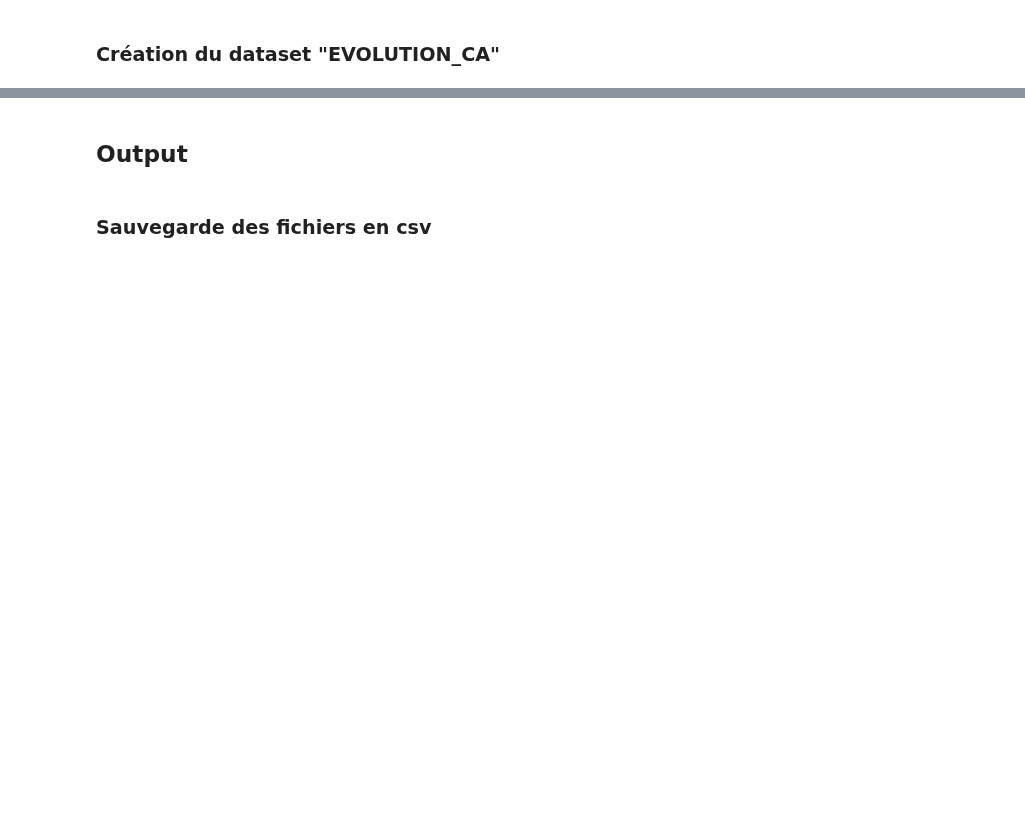
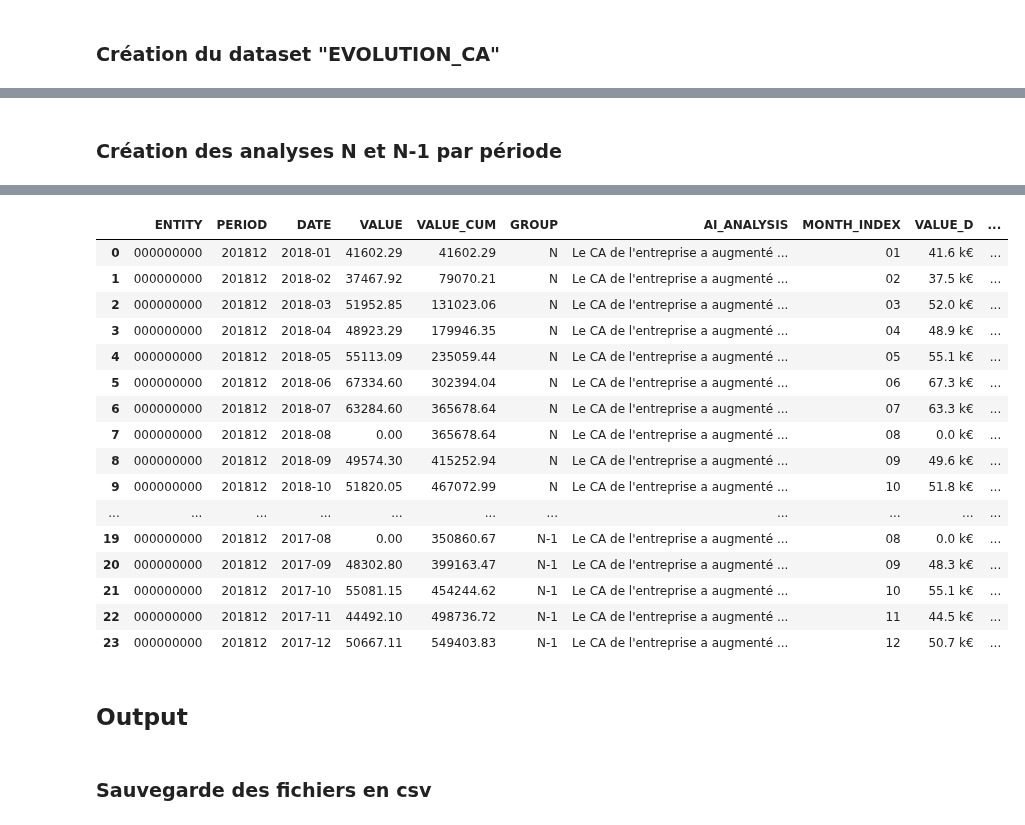
Before and after one commit to jupyter-naas/FEC-engine, a Jupyter notebook: models/FEC_Création_dataset_Evolution_CA.ipynb, the cells around one changed output, grey strips where cells are left out. Cells and saved outputs as stored; diff of their text form; code cells hidden in the pictures; blank space fills up the shorter version.

Commit message:
feat: add ai analysis

```diff
--- a/models/FEC_Création_dataset_Evolution_CA.ipynb
+++ b/models/FEC_Création_dataset_Evolution_CA.ipynb
@@ -19,9 +19,16 @@ import naas_data_product
 # %%
 # Inputs
 input_folder_path = "/home/ftp/FEC-engine/outputs/FEC/bdd_fin"
+openai_api_key = naas.secret.get(name="OPENAI_API_KEY") or "ENTER_YOUR_OPENAI_API_KEY"
 
 # Outputs
 output_folder_path = "/home/ftp/FEC-engine/outputs/FEC/dataset_evolution_ca"
+prompt_data = """
+Tu es un analyste comptable et financier.
+Je vais te passer un jeu de données sur l'évolution du CA d'une entreprise entre une ou plusieurs années avec les valeurs cumulées (VALUE_CUM) et décumulées (VALUE) par mois.
+Peux-tu me donner un bref aperçu factuel de l'évolution du CA et identifier les fortes variations positives et négatives?
+Peux-tu commencer ton analyse par "Le CA de l'entreprise a ..." et afficher les chiffres au format suivant: 26 052 €?
+"""
 # %% [markdown]
 ## Model
 # %% [markdown]
@@ -68,0 +122,46 @@ dataset_evol_ca
+# %% [markdown]
+### Création des analyses N et N-1 par période
+# %%
+def create_data_ca(df_init):
+    # Init
+    df = df_init.copy()
+    df_output = pd.DataFrame()
+
+    # Get periods by entity
+    entities = df[["ENTITY"]].drop_duplicates(ignore_index=True)
+    for index, row in entities.iterrows():
+        entity = row["ENTITY"]
+        tmp_df = df.copy()
+        tmp_df = tmp_df[(tmp_df["ENTITY"] == entity)]
+
+        # Get periods
+        periods = tmp_df[["PERIOD"]].drop_duplicates(ignore_index=True)
+
+        for i, r in periods.iterrows():
+            period = periods["PERIOD"][i]
+            if i < len(periods) - 1:
+                period_comp = periods["PERIOD"][i+1]
+            else:
+                period_comp = None
+            print(f"➡️ Periode: {period_comp} -> {period}")
+            tmp_df2 = tmp_df[(tmp_df["PERIOD"].isin([period, period_comp]))].reset_index(drop=True)
+            print("Row fetched:", len(tmp_df2))
+            tmp_df2.loc[tmp_df2["PERIOD"] == period, "GROUP"] = "N"
+            tmp_df2.loc[tmp_df2["PERIOD"] == period_comp, "GROUP"] = "N-1"
+            tmp_df2["PERIOD"] = period
+            analysis = get_ia_analysis(openai_api_key, tmp_df2, prompt_data)
+            tmp_df2["AI_ANALYSIS"] = analysis
+
+            # Concat
+            df_output = pd.concat([df_output, tmp_df2])
+
+    # Column to be displayed
+    df_output["MONTH_INDEX"] = pd.to_datetime(df_output["DATE"], format="%Y-%m").dt.strftime("%m")
+    df_output["VALUE_D"] = (df_output["VALUE"] / 1000).map("{:,.1f} k€".format).str.replace(",", " ")
+    df_output["VALUE_CUM_D"] = (df_output["VALUE_CUM"] / 1000).map("{:,.1f} k€".format).str.replace(",", " ")
+    return df_output.reset_index(drop=True)
+
+df_evolution_ca = create_data_ca(data_prep)
+print("Row fetched:", len(df_evolution_ca))
+df_evolution_ca.head(24)
+# %% [output]
@@ -69,3 +181,20 @@ dataset_evol_ca
+|  | ENTITY | PERIOD | DATE | VALUE | VALUE_CUM | GROUP | AI_ANALYSIS | MONTH_INDEX | VALUE_D | ... |
+| 0 | 000000000 | 201812 | 2018-01 | 41602.29 | 41602.29 | N | Le CA de l'entreprise a augmenté ... | 01 | 41.6 k€ | ... |
+| 1 | 000000000 | 201812 | 2018-02 | 37467.92 | 79070.21 | N | Le CA de l'entreprise a augmenté ... | 02 | 37.5 k€ | ... |
+| 2 | 000000000 | 201812 | 2018-03 | 51952.85 | 131023.06 | N | Le CA de l'entreprise a augmenté ... | 03 | 52.0 k€ | ... |
+| 3 | 000000000 | 201812 | 2018-04 | 48923.29 | 179946.35 | N | Le CA de l'entreprise a augmenté ... | 04 | 48.9 k€ | ... |
+| 4 | 000000000 | 201812 | 2018-05 | 55113.09 | 235059.44 | N | Le CA de l'entreprise a augmenté ... | 05 | 55.1 k€ | ... |
+| 5 | 000000000 | 201812 | 2018-06 | 67334.60 | 302394.04 | N | Le CA de l'entreprise a augmenté ... | 06 | 67.3 k€ | ... |
+| 6 | 000000000 | 201812 | 2018-07 | 63284.60 | 365678.64 | N | Le CA de l'entreprise a augmenté ... | 07 | 63.3 k€ | ... |
+| 7 | 000000000 | 201812 | 2018-08 | 0.00 | 365678.64 | N | Le CA de l'entreprise a augmenté ... | 08 | 0.0 k€ | ... |
+| 8 | 000000000 | 201812 | 2018-09 | 49574.30 | 415252.94 | N | Le CA de l'entreprise a augmenté ... | 09 | 49.6 k€ | ... |
+| 9 | 000000000 | 201812 | 2018-10 | 51820.05 | 467072.99 | N | Le CA de l'entreprise a augmenté ... | 10 | 51.8 k€ | ... |
+| ... | ... | ... | ... | ... | ... | ... | ... | ... | ... | ... |
+| 19 | 000000000 | 201812 | 2017-08 | 0.00 | 350860.67 | N-1 | Le CA de l'entreprise a augmenté ... | 08 | 0.0 k€ | ... |
+| 20 | 000000000 | 201812 | 2017-09 | 48302.80 | 399163.47 | N-1 | Le CA de l'entreprise a augmenté ... | 09 | 48.3 k€ | ... |
+| 21 | 000000000 | 201812 | 2017-10 | 55081.15 | 454244.62 | N-1 | Le CA de l'entreprise a augmenté ... | 10 | 55.1 k€ | ... |
+| 22 | 000000000 | 201812 | 2017-11 | 44492.10 | 498736.72 | N-1 | Le CA de l'entreprise a augmenté ... | 11 | 44.5 k€ | ... |
+| 23 | 000000000 | 201812 | 2017-12 | 50667.11 | 549403.83 | N-1 | Le CA de l'entreprise a augmenté ... | 12 | 50.7 k€ | ... |
 # %% [markdown]
 ## Output
 # %% [markdown]
```
Also changed, not shown: parts of 5 cells of this notebook.
